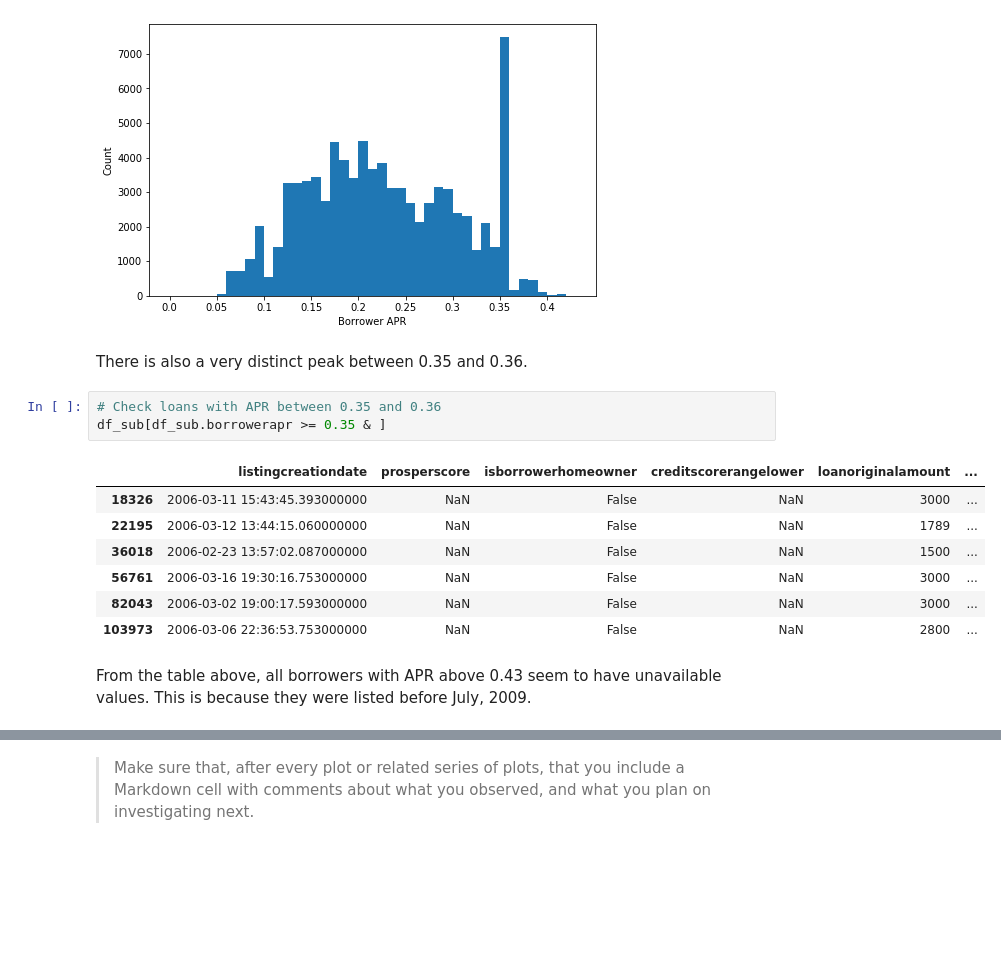
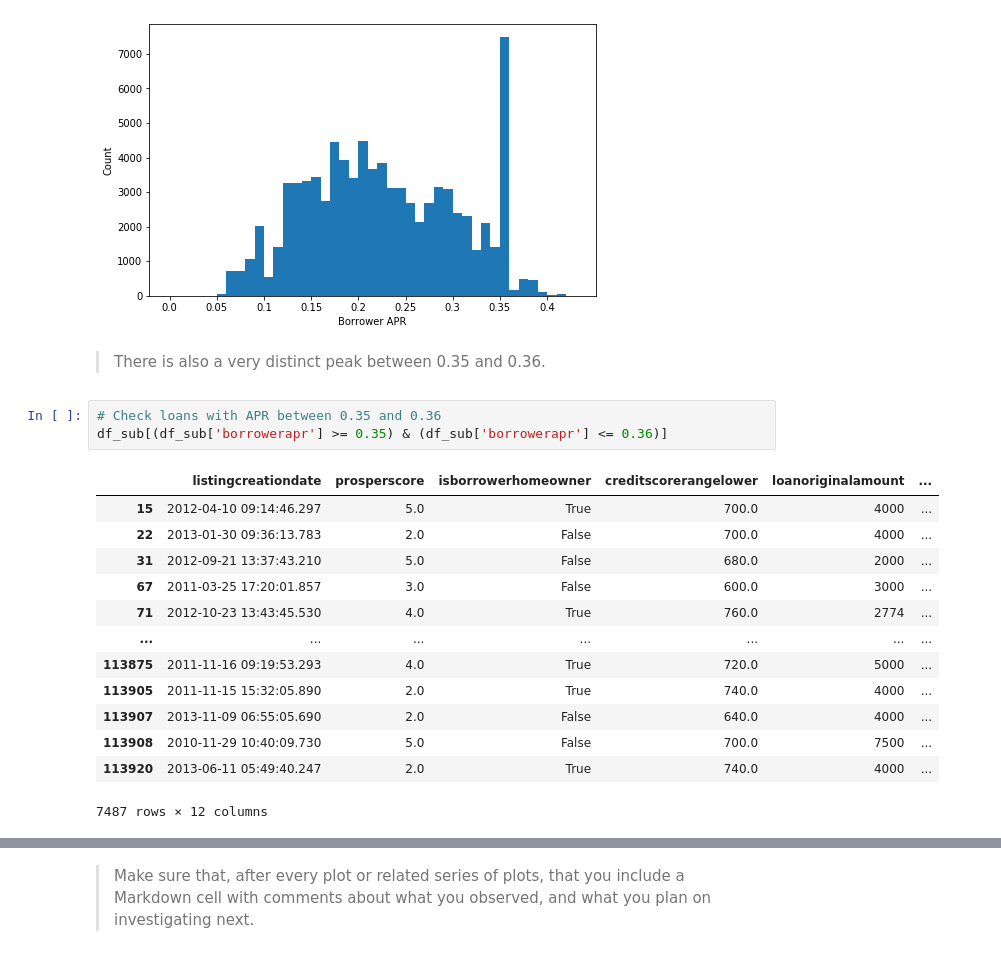
Before and after one commit to chukwume/prosperloandata, a Jupyter notebook: exploration_template.ipynb, the cells around one changed output, grey strips where cells are left out. Drawn from its saved outputs; the diff is of its cells as text; blank space fills up the shorter version.

```diff
--- a/exploration_template.ipynb
+++ b/exploration_template.ipynb
@@ -125,17 +125,21 @@ plt.ylabel('Count');
 # %% [output]
 [figure]
 # %% [markdown]
-There is also a very distinct peak between 0.35 and 0.36.
+> There is also a very distinct peak between 0.35 and 0.36.
 # %%
 # Check loans with APR between 0.35 and 0.36
-df_sub[df_sub.borrowerapr >= 0.35 & ]
+df_sub[(df_sub['borrowerapr'] >= 0.35) & (df_sub['borrowerapr'] <= 0.36)]
 # %% [output]
 |  | listingcreationdate | prosperscore | isborrowerhomeowner | creditscorerangelower | loanoriginalamount | ... |
-| 18326 | 2006-03-11 15:43:45.393000000 | NaN | False | NaN | 3000 | ... |
-| 22195 | 2006-03-12 13:44:15.060000000 | NaN | False | NaN | 1789 | ... |
-| 36018 | 2006-02-23 13:57:02.087000000 | NaN | False | NaN | 1500 | ... |
-| 56761 | 2006-03-16 19:30:16.753000000 | NaN | False | NaN | 3000 | ... |
-| 82043 | 2006-03-02 19:00:17.593000000 | NaN | False | NaN | 3000 | ... |
-| 103973 | 2006-03-06 22:36:53.753000000 | NaN | False | NaN | 2800 | ... |
+| 15 | 2012-04-10 09:14:46.297 | 5.0 | True | 700.0 | 4000 | ... |
+| 22 | 2013-01-30 09:36:13.783 | 2.0 | False | 700.0 | 4000 | ... |
+| 31 | 2012-09-21 13:37:43.210 | 5.0 | False | 680.0 | 2000 | ... |
+| 67 | 2011-03-25 17:20:01.857 | 3.0 | False | 600.0 | 3000 | ... |
+| 71 | 2012-10-23 13:43:45.530 | 4.0 | True | 760.0 | 2774 | ... |
+| ... | ... | ... | ... | ... | ... | ... |
+| 113875 | 2011-11-16 09:19:53.293 | 4.0 | True | 720.0 | 5000 | ... |
+| 113905 | 2011-11-15 15:32:05.890 | 2.0 | True | 740.0 | 4000 | ... |
+| 113907 | 2013-11-09 06:55:05.690 | 2.0 | False | 640.0 | 4000 | ... |
+| 113908 | 2010-11-29 10:40:09.730 | 5.0 | False | 700.0 | 7500 | ... |
+| 113920 | 2013-06-11 05:49:40.247 | 2.0 | True | 740.0 | 4000 | ... |
+7487 rows × 12 columns
-# %% [markdown]
-From the table above, all borrowers with APR above 0.43 seem to have unavailable values. This is because they were listed before July, 2009.
```
Also changed, not shown: parts of 3 cells of this notebook.
